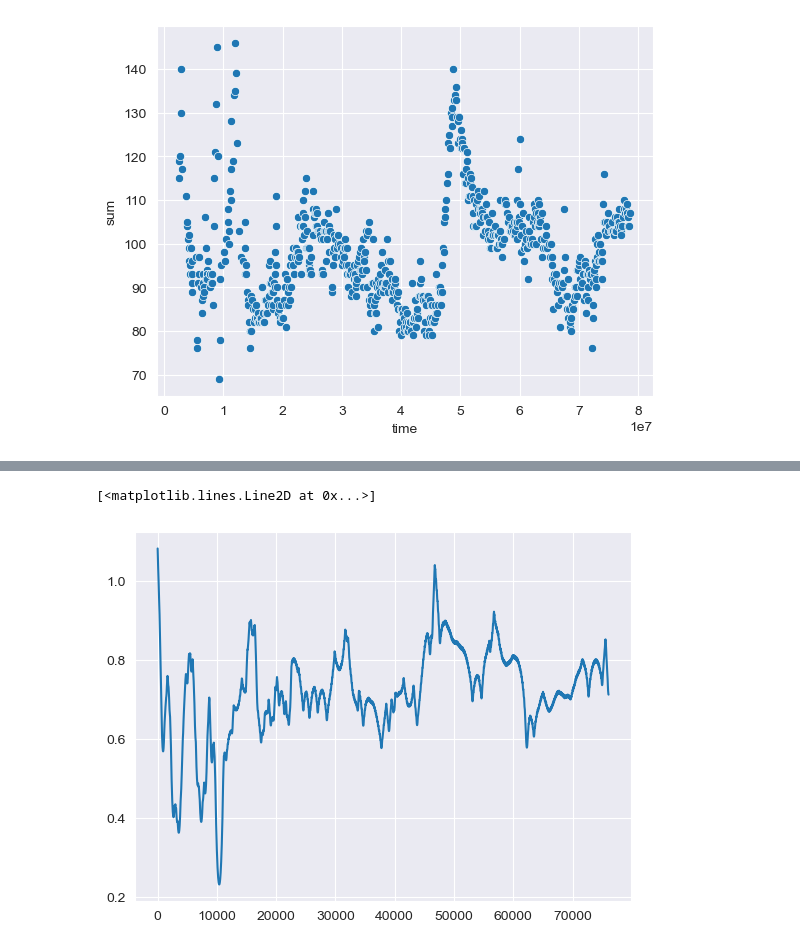
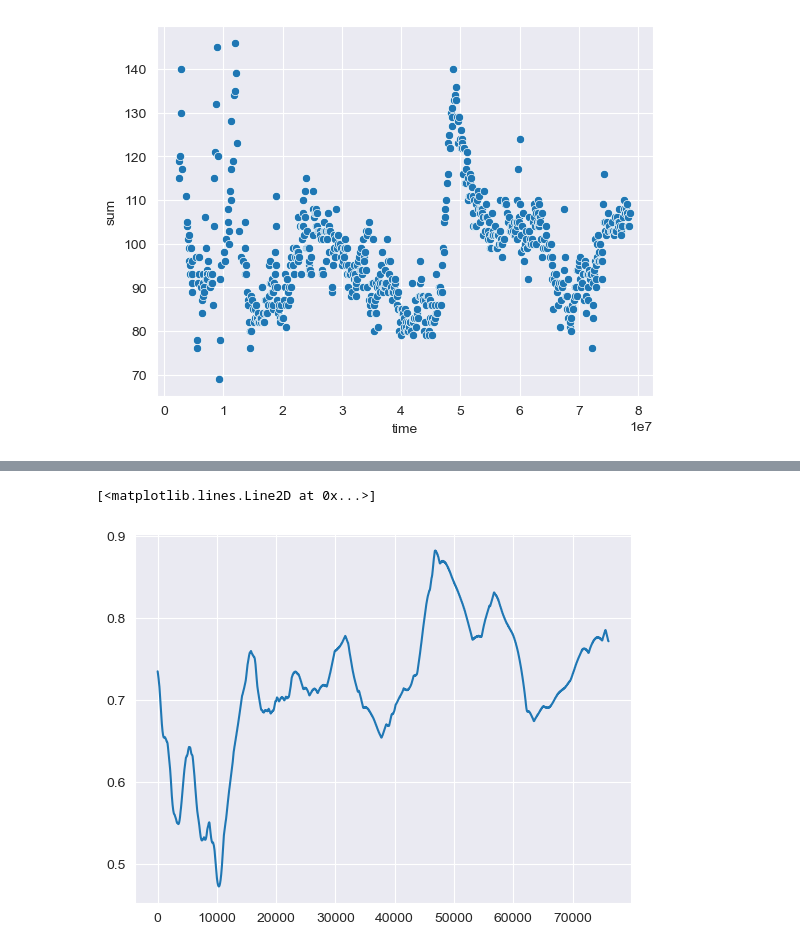
Before and after one commit to jvpalhares/blood-pressure-estimation, a Jupyter notebook: butterworth_band_pass.ipynb, the cells around one changed output, grey strips where cells are left out. Cells and saved outputs as stored; diff of their text form; code cells hidden in the pictures.

```diff
--- a/butterworth_band_pass.ipynb
+++ b/butterworth_band_pass.ipynb
@@ -230,24 +235,24 @@ new_df.index = df["ABPs [mmHg]"].resample("1S").sum().index
 # %%
 def smoother_data(df):
     #. some sample parameters for VMD
-    alpha = 9000000       # moderate bandwidth constraint
+    alpha = 100000000       # moderate bandwidth constraint
     tau = 0.            # noise-tolerance (no strict fidelity enforcement)
-    K = 3              # 8 modes
-    DC = 0             # no DC part imposed
+    K = 8              # 8 modes
+    DC = 1             # no DC part imposed
     init = 1           # initialize omegas uniformly
     tol = 1e-7
 
     #. Run VMD
     u, u_hat, omega = VMD(df["sum"], alpha, tau, K, DC, init, tol)
     #df["ABPs [mmHg] smooth"] = df["sum"].mean()
     # try:
     #     df["ABPs [mmHg] smooth"].iloc[1:] = u[0]
     # except:
     #     df["ABPs [mmHg] smooth"].iloc[:] = u[0]
 
     return u[0]
 test_df = smoother_data(new_df)
 plt.plot(np.arange(len(test_df)), test_df)
 # %% [output]
 [<matplotlib.lines.Line2D at 0x...>]
-[figure, old version]
+[figure, new version]
```
Also changed, not shown: parts of 2 cells of this notebook.
